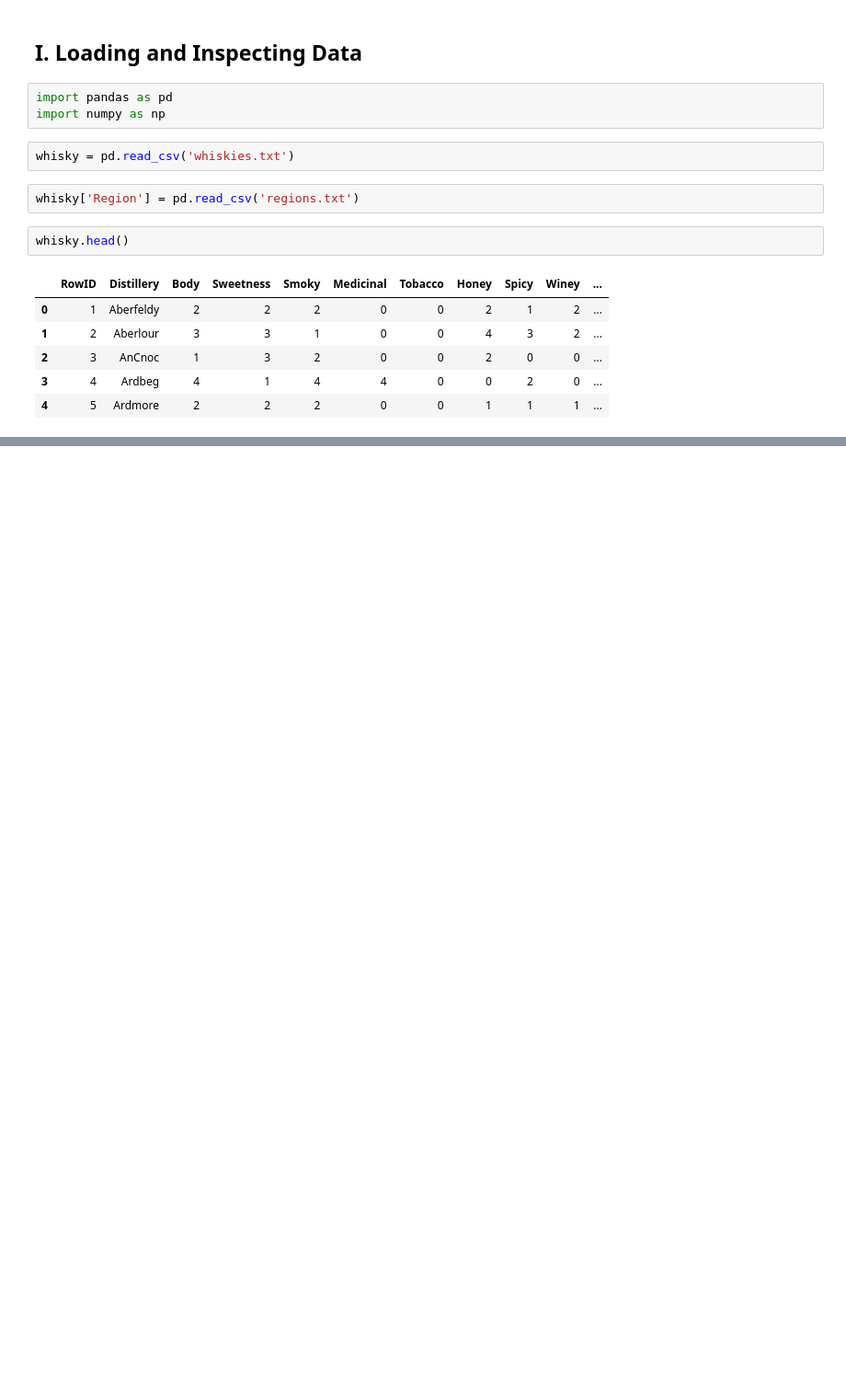
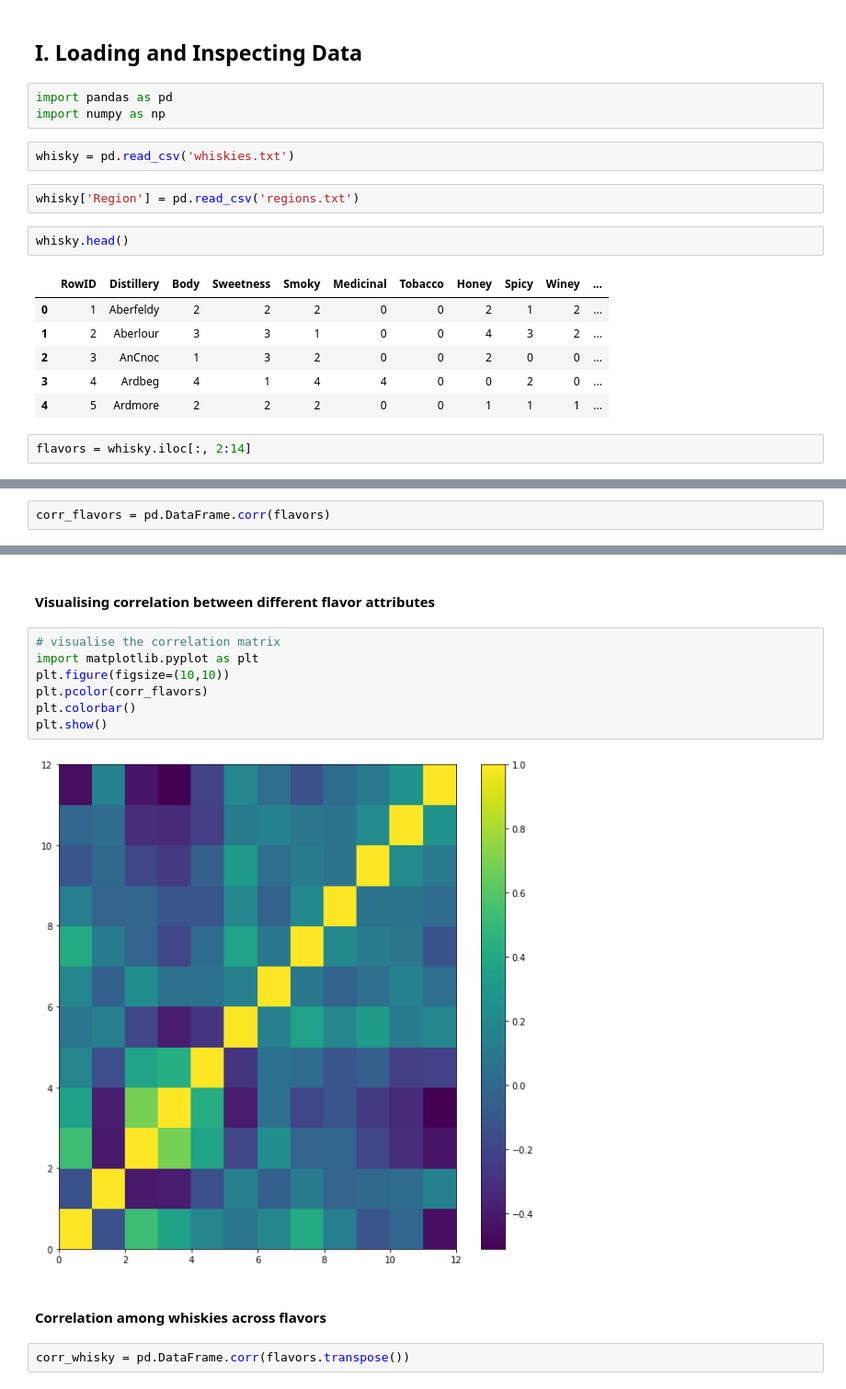
Before and after one commit to Saber627/HarvardX-PH526x, a Jupyter notebook: Case Study 4 - Classifying Whiskies/Untitled.ipynb, the cells around one changed output, grey strips where cells are left out. Shown at 92% size. Saved outputs shown, nothing was run; the diff lists cells and outputs as text; blank space fills up the shorter version.

```diff
--- a/Case Study 4 - Classifying Whiskies/Untitled.ipynb
+++ b/Case Study 4 - Classifying Whiskies/Untitled.ipynb
@@ -16,3 +16,5 @@ whisky.head()
 | 2 | 3 | AnCnoc | 1 | 3 | 2 | 0 | 0 | 2 | 0 | 0 | ... |
 | 3 | 4 | Ardbeg | 4 | 1 | 4 | 4 | 0 | 0 | 2 | 0 | ... |
 | 4 | 5 | Ardmore | 2 | 2 | 2 | 0 | 0 | 1 | 1 | 1 | ... |
+# %%
+flavors = whisky.iloc[:, 2:14]
@@ -18,0 +32,2 @@ whisky.head()
+# %%
+corr_flavors = pd.DataFrame.corr(flavors)
@@ -18,0 +54,15 @@ whisky.head()
+# %% [markdown]
+#### Visualising correlation between different flavor attributes
+# %%
+# visualise the correlation matrix
+import matplotlib.pyplot as plt
+plt.figure(figsize=(10,10))
+plt.pcolor(corr_flavors)
+plt.colorbar()
+plt.show()
+# %% [output]
+[figure, added]
+# %% [markdown]
+#### Correlation among whiskies across flavors
+# %%
+corr_whisky = pd.DataFrame.corr(flavors.transpose())
```
Also changed, not shown: parts of 4 cells of this notebook.
